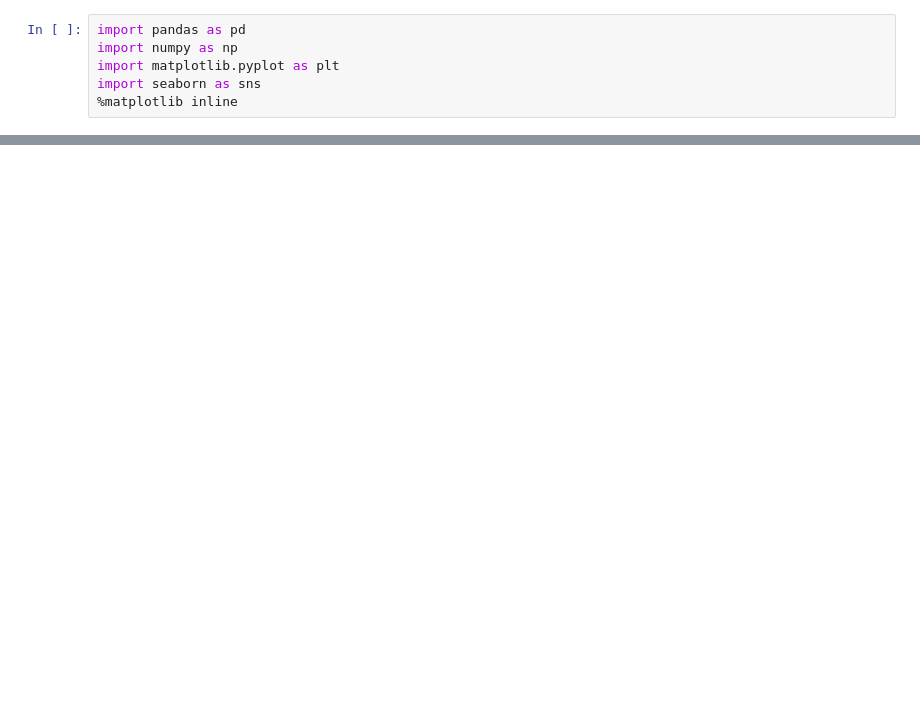
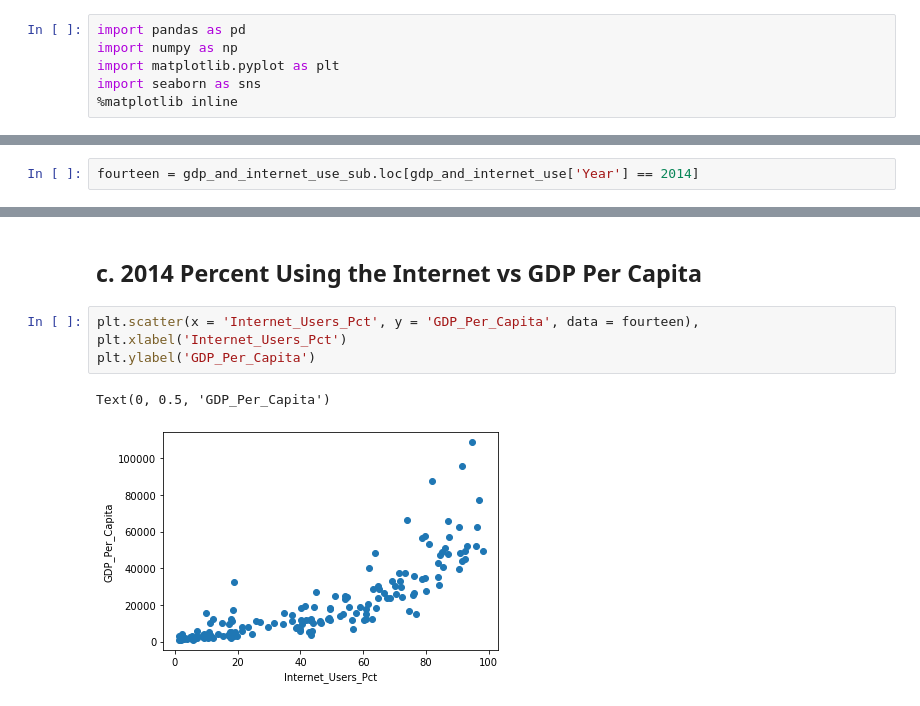
Before and after one commit to MaGoodman12/gdp-and-internet-usage-MaGoodman12, a Jupyter notebook: Jupyter_notebooks/internet_project.ipynb, the cells around one changed output, grey strips where cells are left out. Cells and saved outputs as stored; diff of their text form; blank space fills up the shorter version.

```diff
--- a/Jupyter_notebooks/internet_project.ipynb
+++ b/Jupyter_notebooks/internet_project.ipynb
@@ -181,0 +133,2 @@ BONUS: Download another data set from the UN data (http://data.un.org/Explorer.a
+# %%
+fourteen = gdp_and_internet_use_sub.loc[gdp_and_internet_use['Year'] == 2014]
@@ -181,0 +305,9 @@ BONUS: Download another data set from the UN data (http://data.un.org/Explorer.a
+# %% [markdown]
+## c. 2014 Percent Using the Internet vs GDP Per Capita
+# %%
+plt.scatter(x = 'Internet_Users_Pct', y = 'GDP_Per_Capita', data = fourteen),
+plt.xlabel('Internet_Users_Pct')
+plt.ylabel('GDP_Per_Capita')
+# %% [output]
+Text(0, 0.5, 'GDP_Per_Capita')
+[figure, added]
```
Also changed, not shown: parts of 104 cells of this notebook.
